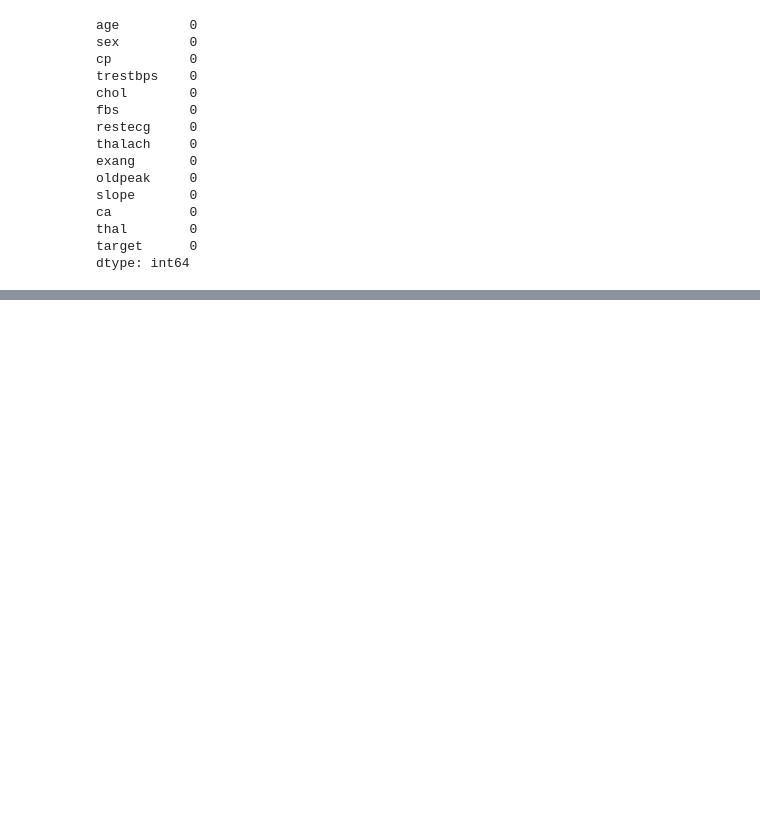
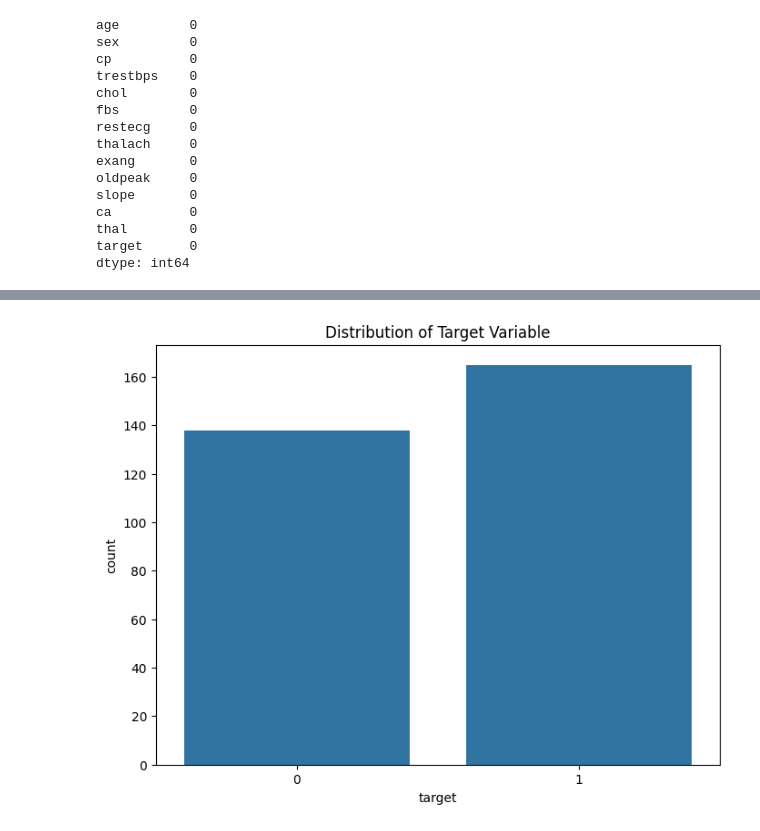
Before and after one commit to ajay6034/Heart-Disease-Prediction, a Jupyter notebook: test_code.ipynb, the cells around one changed output, grey strips where cells are left out. Saved outputs shown, nothing was run; the diff lists cells and outputs as text; code cells hidden in the pictures; blank space fills up the shorter version.

```diff
--- a/test_code.ipynb
+++ b/test_code.ipynb
@@ -43,0 +126,9 @@ dtype: int64
+# %%
+# To know the given dataset is balanced or not
+if 'target' in df.columns:
+    plt.figure(figsize=(8, 6))
+    sns.countplot(x='target', data=df)
+    plt.title('Distribution of Target Variable')
+    plt.show()
+# %% [output]
+[figure, added]
```
Also changed, not shown: parts of 26 cells of this notebook.
